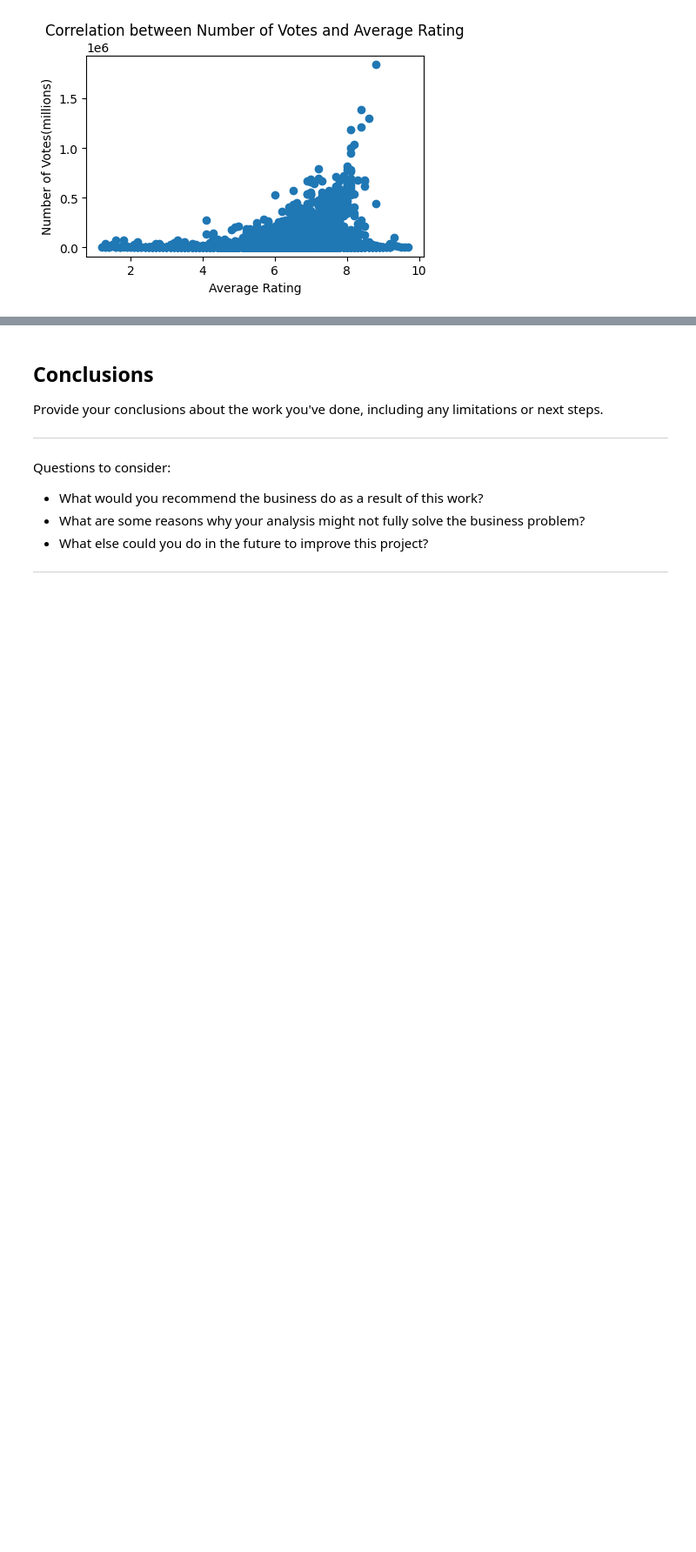
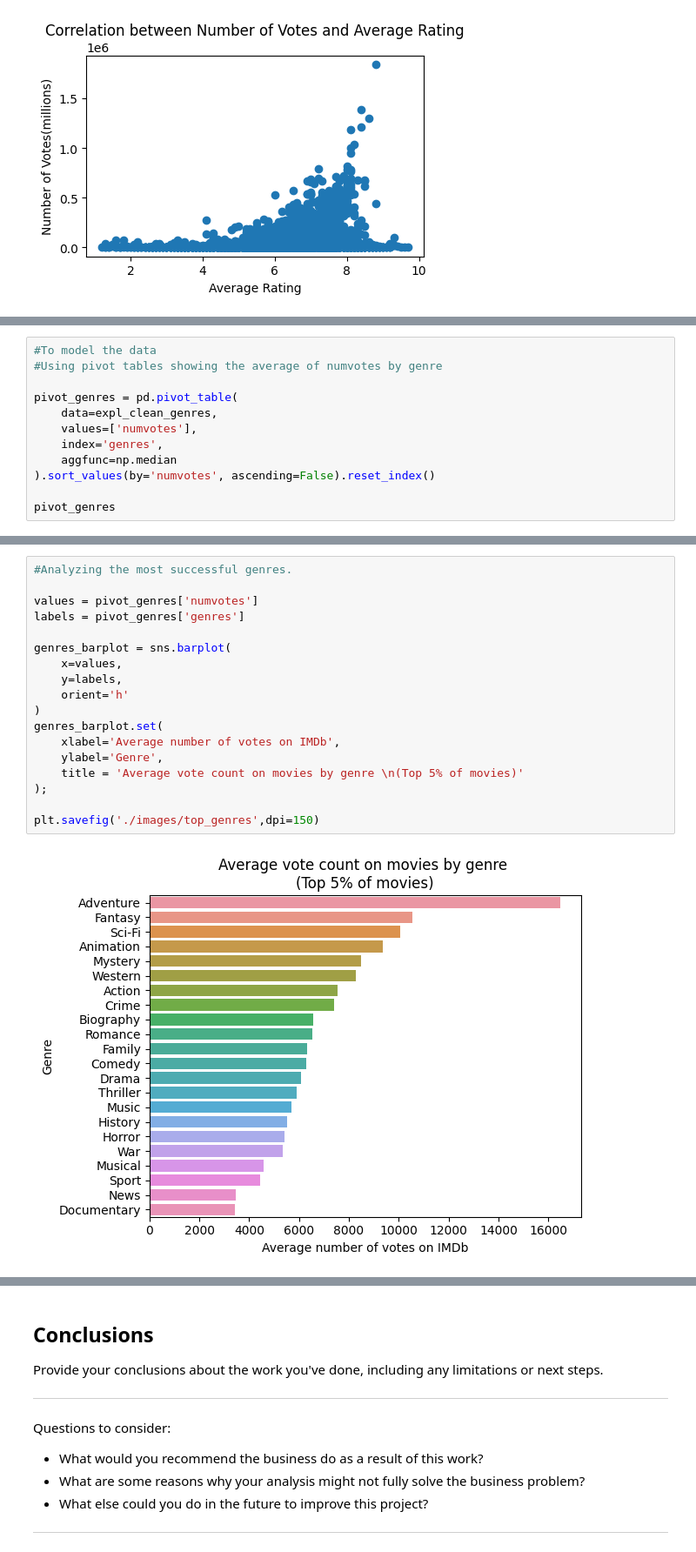
Before and after one commit to ndutakanyora/Movie-Industry-Research, a Jupyter notebook: dsc-phase1-project-template.ipynb, the cells around one changed output, grey strips where cells are left out. Shown at 87% size. Cells and saved outputs as stored; diff of their text form; blank space fills up the shorter version.

```diff
--- a/dsc-phase1-project-template.ipynb
+++ b/dsc-phase1-project-template.ipynb
@@ -389,0 +392,12 @@ plt.show()
+# %%
+#To model the data
+#Using pivot tables showing the average of numvotes by genre
+
+pivot_genres = pd.pivot_table(
+    data=expl_clean_genres,
+    values=['numvotes'],
+    index='genres',
+    aggfunc=np.median
+).sort_values(by='numvotes', ascending=False).reset_index()
+
+pivot_genres
@@ -389,0 +422,20 @@ plt.show()
+# %%
+#Analyzing the most successful genres.
+
+values = pivot_genres['numvotes']
+labels = pivot_genres['genres']
+
+genres_barplot = sns.barplot(
+    x=values,
+    y=labels,
+    orient='h'
+)
+genres_barplot.set(
+    xlabel='Average number of votes on IMDb',
+    ylabel='Genre',
+    title = 'Average vote count on movies by genre \n(Top 5% of movies)'
+);
+
+plt.savefig('./images/top_genres',dpi=150)
+# %% [output]
+[figure, added]
```
Also changed, not shown: parts of 10 cells of this notebook, 4 other files.
